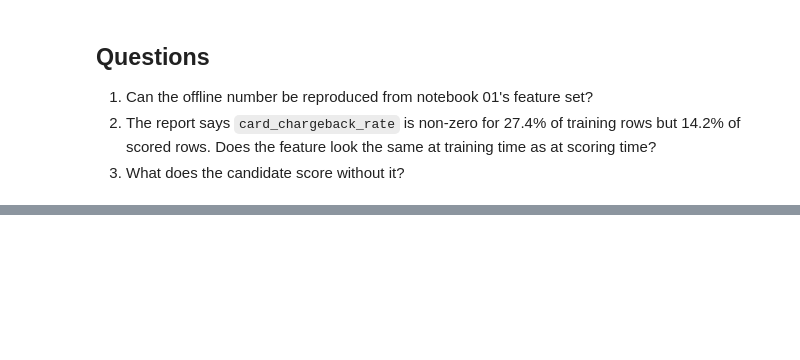
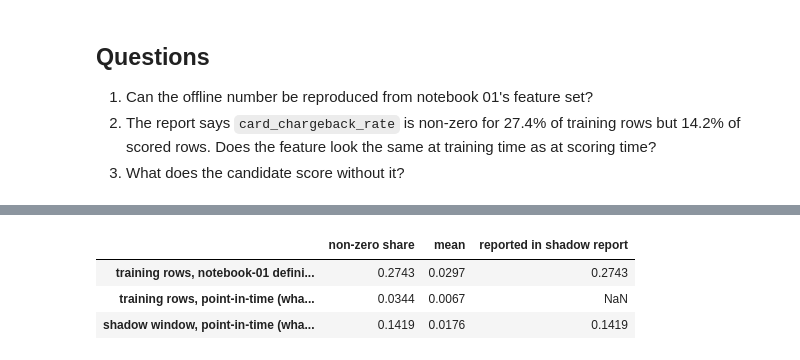
Before and after one commit to vishal84/tessera-platform-demo, a Jupyter notebook: ml/notebooks/03_v3_shadow_investigation.ipynb, the cells around one changed output, grey strips where cells are left out. Saved outputs shown, nothing was run; the diff lists cells and outputs as text; code cells hidden in the pictures; blank space fills up the shorter version.

```diff
--- a/ml/notebooks/03_v3_shadow_investigation.ipynb
+++ b/ml/notebooks/03_v3_shadow_investigation.ipynb
@@ -44,0 +114,21 @@ print("the shadow window is the test window")
+# %%
+from ml.features import aggregates
+
+cb_full = df.card_token.map(card_cb_rate_full).fillna(0.0)                       # notebook 01
+cb_pit = aggregates.card_chargeback_rate(df, aggregates.scoring_time_as_of(df))  # point-in-time
+
+reported = report["feature_stats"]["card_chargeback_rate"]
+pd.DataFrame({
+    "non-zero share": [(cb_full[train.index] > 0).mean(), (cb_pit[train.index] > 0).mean(), (cb_pit[test.index] > 0).mean()],
+    "mean": [cb_full[train.index].mean(), cb_pit[train.index].mean(), cb_pit[test.index].mean()],
+    "reported in shadow report": [reported["training_nonzero_share"], np.nan, reported["shadow_nonzero_share"]],
+}, index=[
+    "training rows, notebook-01 definition (what the model was trained on)",
+    "training rows, point-in-time (what serving would have produced)",
+    "shadow window, point-in-time (what serving did produce)",
+]).round(4)
+# %% [output]
+|  | non-zero share | mean | reported in shadow report |
+| training rows, notebook-01 defini... | 0.2743 | 0.0297 | 0.2743 |
+| training rows, point-in-time (wha... | 0.0344 | 0.0067 | NaN |
+| shadow window, point-in-time (wha... | 0.1419 | 0.0176 | 0.1419 |
```
Also changed, not shown: parts of 32 cells of this notebook, 1 other file.
